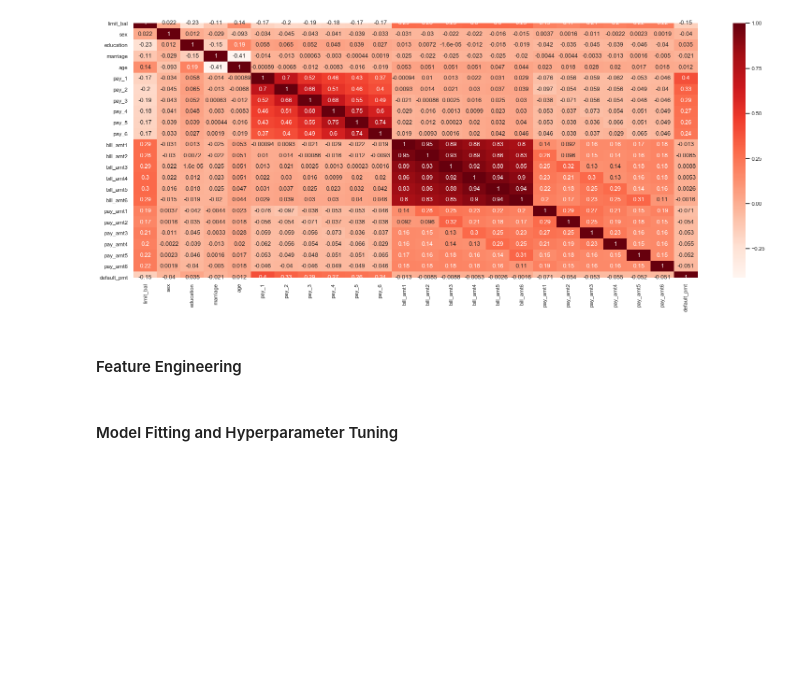
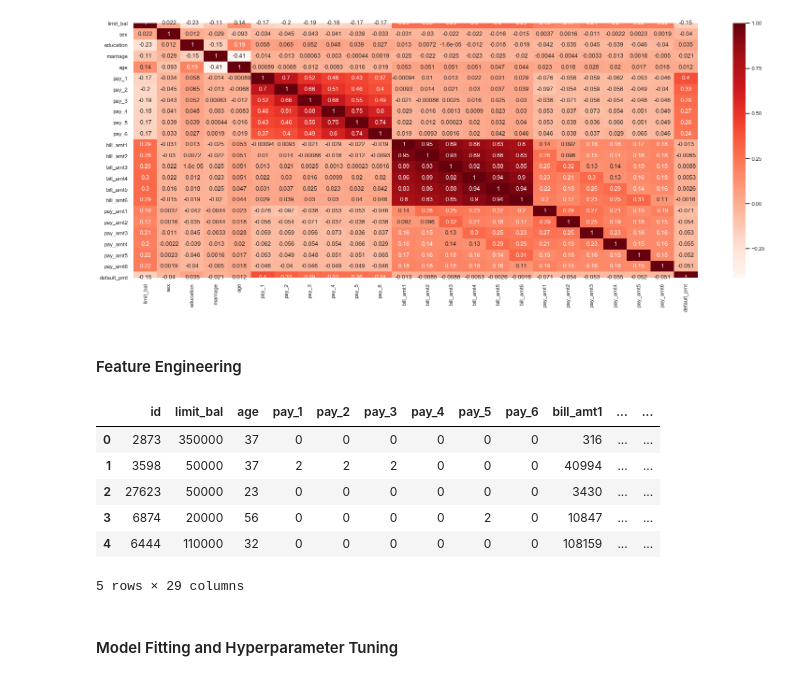
Before and after one commit to jsherpa/ExploringDataSets, a Jupyter notebook: PracticeNotebook.ipynb, the cells around one changed output. Cells and saved outputs as stored; diff of their text form; code cells hidden in the pictures; blank space fills up the shorter version.

```diff
--- a/PracticeNotebook.ipynb
+++ b/PracticeNotebook.ipynb
@@ -114,6 +114,17 @@ dummies_education=pd.get_dummies(df['education'],prefix='edu',drop_first=True)
 dummies_marriage=pd.get_dummies(df['marriage'],prefix='marry',drop_first=True)
 # %%
 df1= df.drop(['sex','marriage','education'], axis=1)
+# %%
+df2 = pd.concat([df1,dummies_sex, dummies_education, dummies_marriage], axis=1)
+df2.head()
+# %% [output]
+|  | id | limit_bal | age | pay_1 | pay_2 | pay_3 | pay_4 | pay_5 | pay_6 | bill_amt1 | ... | ... |
+| 0 | 2873 | 350000 | 37 | 0 | 0 | 0 | 0 | 0 | 0 | 316 | ... | ... |
+| 1 | 3598 | 50000 | 37 | 2 | 2 | 2 | 0 | 0 | 0 | 40994 | ... | ... |
+| 2 | 27623 | 50000 | 23 | 0 | 0 | 0 | 0 | 0 | 0 | 3430 | ... | ... |
+| 3 | 6874 | 20000 | 56 | 0 | 0 | 0 | 0 | 2 | 0 | 10847 | ... | ... |
+| 4 | 6444 | 110000 | 32 | 0 | 0 | 0 | 0 | 0 | 0 | 108159 | ... | ... |
+5 rows × 29 columns
 # %% [markdown]
 #### Model Fitting and Hyperparameter Tuning
 # %% [markdown]
```
Also changed, not shown: parts of 1 cell of this notebook.
